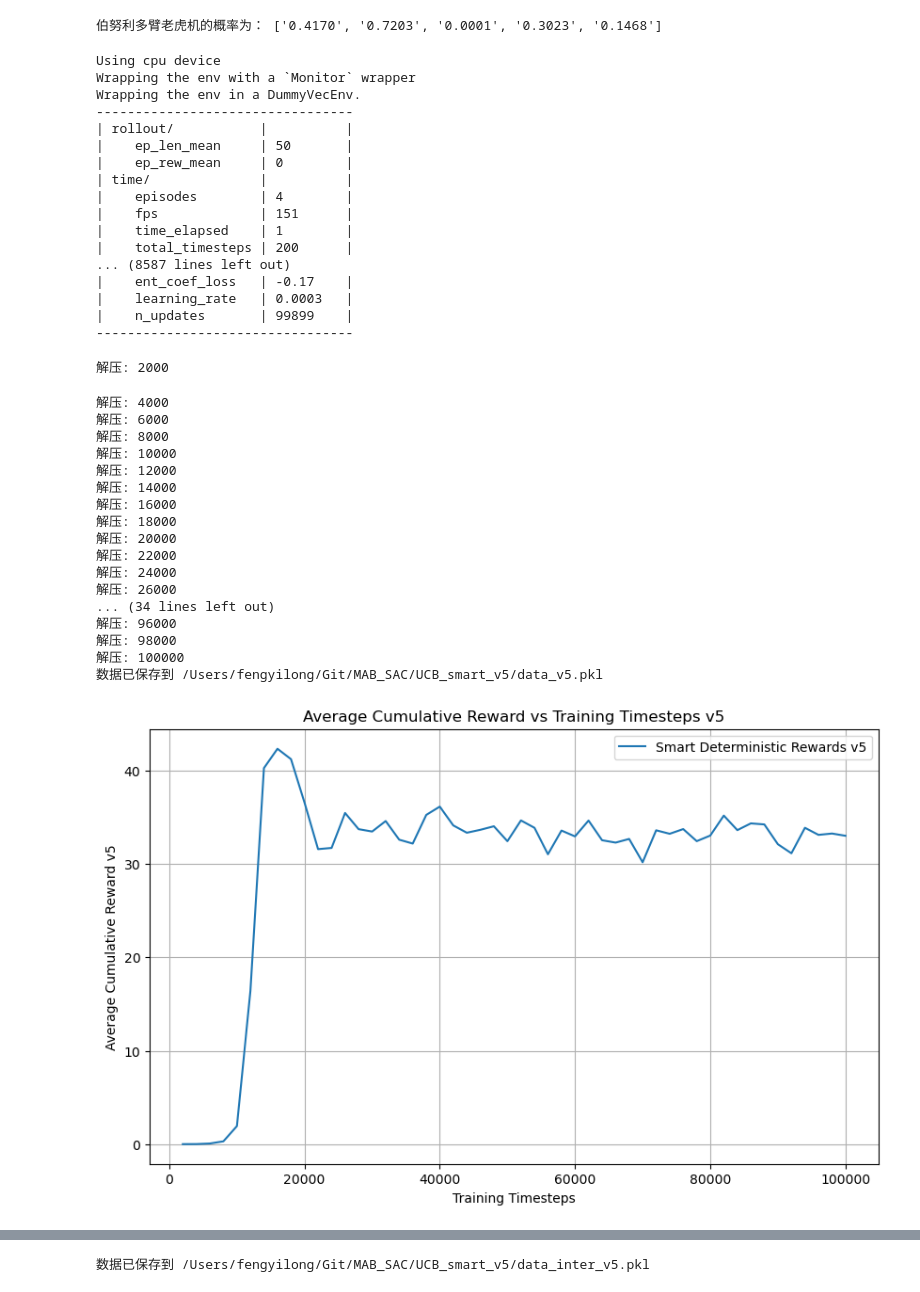
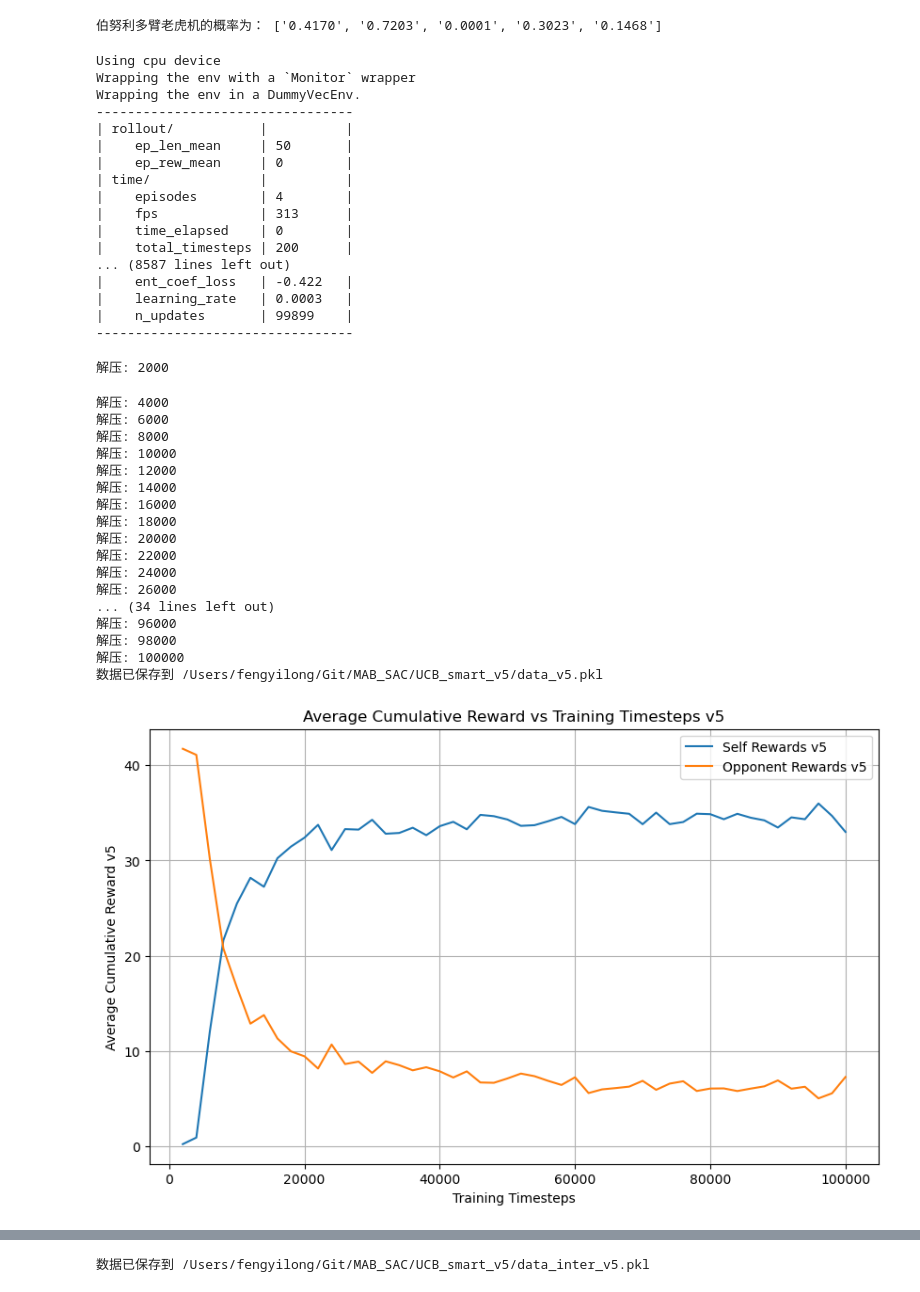
Before and after one commit to PKUDrace/MAB_SAC, a Jupyter notebook: MAB_UCB_inter_v5.ipynb, the cells around one changed output, grey strips where cells are left out. Saved outputs shown, nothing was run; the diff lists cells and outputs as text; code cells hidden in the pictures.

```diff
--- a/MAB_UCB_inter_v5.ipynb
+++ b/MAB_UCB_inter_v5.ipynb
@@ -56,6 +56,7 @@ class MAB_Smart(gym.Env):
         observation = np.zeros(6 * self.k + 1)  # 初始状态
 
         self.alpha = 1.0  # self初始alpha值
+        self.oppo_alpha = 1.0  # 对手初始alpha值
         info = {}
         return observation, info
 
@@ -94,8 +95,8 @@ class MAB_Smart(gym.Env):
         # 对手行动:根据上局结束时的状态进行predict，采用上一个时刻面对的全部的信息来选择臂
         oppo_state_tensor = th.tensor(self.oppo_state, dtype=th.float32).unsqueeze(0) # 将上局结束时的状态转换为张量
         oppo_action, _ = self.oppo_model.predict(oppo_state_tensor, deterministic=True)  # 根据上局结束的状态，对手给出预测的alpha值
-        oppo_alpha = oppo_action[0] # 对手的alpha值
-        oppo_ucb_values = total_mean + np.sqrt(oppo_alpha * np.log(2*self.steps + 1) / (2 * (total_n + 1e-10))) # 根据汇总信息,计算对手UCB值
+        self.oppo_alpha = oppo_action[0] # 对手的alpha值
+        oppo_ucb_values = total_mean + np.sqrt(self.oppo_alpha * np.log(2*self.steps + 1) / (2 * (total_n + 1e-10))) # 根据汇总信息,计算对手UCB值
         oppo_chosen_arm = np.argmax(oppo_ucb_values) # 对手选择具有最高UCB值的臂
 
         # 对手该次行动的影响: 只影响对手
@@ -252,18 +266,18 @@ Wrapping the env in a DummyVecEnv.
 |    ep_rew_mean     | 0        |
 | time/              |          |
 |    episodes        | 4        |
-|    fps             | 151      |
-|    time_elapsed    | 1        |
+|    fps             | 313      |
+|    time_elapsed    | 0        |
 |    total_timesteps | 200      |
 ... (8587 lines left out)
-|    ent_coef_loss   | -0.17    |
+|    ent_coef_loss   | -0.422   |
 |    learning_rate   | 0.0003   |
 |    n_updates       | 99899    |
 ---------------------------------
 # %%
 # 计算平均累计收益
-smart_deterministic_rewards_v5 = []
-smart_stochastic_rewards_v5 = []
+self_rewards_v5 = []
+oppo_rewards_v5 = []
 timesteps = []
 n_episodes = 10000
 
@@ -277,16 +291,17 @@ for step in range(check_freq, total_timesteps + 1, check_freq):
     # 加载模型
     smart_model_v5 = SAC.load(model_path1)
     # 计算平均最后时刻的累计收益
-    smart_deterministic_temp_reward,_= get_reward_episode(smart_model_v5, smart_env_v5, T, n_episodes)
+    temp_self_reward,_,temp_oppo_reward,_= get_reward_episode(smart_model_v5, smart_env_v5, T, n_episodes)
 
     # 记录结果
-    smart_deterministic_rewards_v5.append(smart_deterministic_temp_reward[T-1])
+    self_rewards_v5.append(temp_self_reward[T-1])
+    oppo_rewards_v5.append(temp_oppo_reward[T-1])
     timesteps.append(step)
 
-# 保存结果
 # 定义要保存的数据
 data = {
-    'smart_deterministic_rewards_v5': smart_deterministic_rewards_v5
+    'self_rewards_v5': self_rewards_v5,
+    'oppo_rewards_v5': oppo_rewards_v5
 }
 # 保存数据到本地文件
 with open('/Users/fengyilong/Git/MAB_SAC/UCB_smart_v5/data_v5.pkl', 'wb') as f:
@@ -294,35 +309,36 @@ with open('/Users/fengyilong/Git/MAB_SAC/UCB_smart_v5/data_v5.pkl', 'wb') as f:
 
 print("数据已保存到 /Users/fengyilong/Git/MAB_SAC/UCB_smart_v5/data_v5.pkl")
 
 # 绘制确定策略平均累计收益随训练次数的变化
 plt.figure(figsize=(10, 6))
-plt.plot(timesteps, smart_deterministic_rewards_v5, label='Smart Deterministic Rewards v5')
+plt.plot(timesteps, self_rewards_v5, label='Self Rewards v5')
+plt.plot(timesteps, oppo_rewards_v5, label='Opponent Rewards v5')
 plt.xlabel('Training Timesteps')
 plt.ylabel('Average Cumulative Reward v5')
 plt.title('Average Cumulative Reward vs Training Timesteps v5')
 plt.legend()
 plt.grid()
 plt.show()
 # %% [output]
 解压: 2000
 解压: 4000
 解压: 6000
 解压: 8000
 解压: 10000
 解压: 12000
 解压: 14000
 解压: 16000
 解压: 18000
 解压: 20000
 解压: 22000
 解压: 24000
 解压: 26000
 ... (34 lines left out)
 解压: 96000
 解压: 98000
 解压: 100000
 数据已保存到 /Users/fengyilong/Git/MAB_SAC/UCB_smart_v5/data_v5.pkl
-[figure, old version]
+[figure, new version]
 # %%
 # 训练的最终模型
 n_episodes = 50000
```
Also changed, not shown: parts of 4 cells of this notebook, 11 other files.
